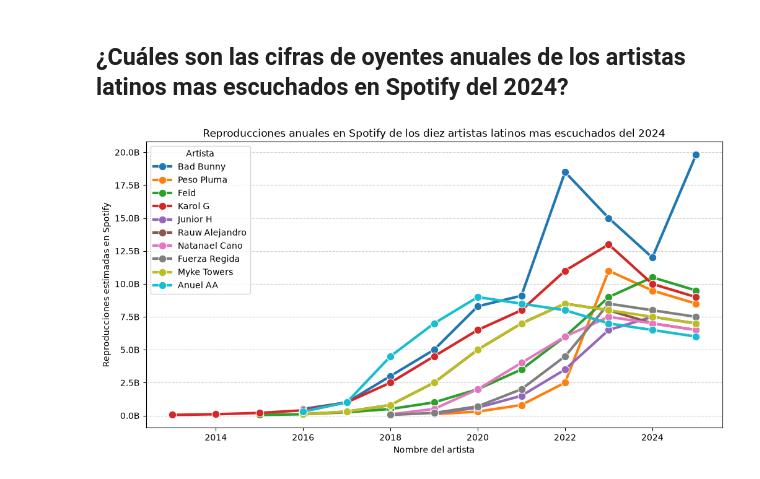
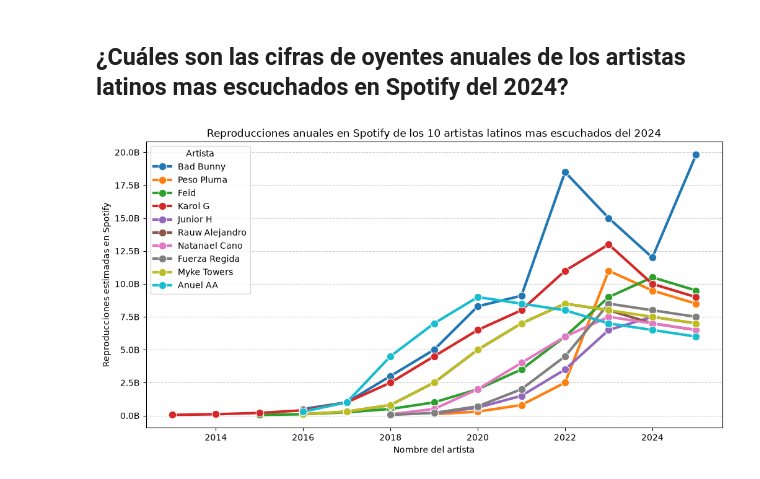
Before and after one commit to K4lilinuxX/Spotify, a Jupyter notebook: Spotify/artistas_spotify.ipynb, the cells around one changed output. Cells and saved outputs as stored; diff of their text form; code cells hidden in the pictures.

```diff
--- a/Spotify/artistas_spotify.ipynb
+++ b/Spotify/artistas_spotify.ipynb
@@ -445,32 +479,32 @@ for artista, datos in artistas.items():
         })
 
 
 df_spotify = pd.DataFrame(filas)
 
 # Graficamos
 plt.figure(figsize=(12,6))
-plt.title("Reproducciones anuales en Spotify de los diez artistas latinos mas escuchados del 2024")
+plt.title("Reproducciones anuales en Spotify de los 10 artistas latinos mas escuchados del 2024")
 
 from matplotlib.ticker import FuncFormatter
 
 plt.gca().yaxis.set_major_formatter(
     FuncFormatter(lambda x, p: f'{x/1e9:.1f}B')
 )
 
 barras = sns.lineplot(
     data=df_spotify,
     x="Año",
     y="Oyentes",
     hue="Artista",
     marker="o",
     markersize=9,
     linewidth=3
 )
 plt.xlabel("Nombre del artista")
 plt.ylabel("Reproducciones estimadas en Spotify")
 plt.grid(axis="y",
          linestyle="--",
          alpha=0.6)
 plt.show()
 # %% [output]
-[figure, old version]
+[figure, new version]
```
Also changed, not shown: parts of 10 cells of this notebook.
